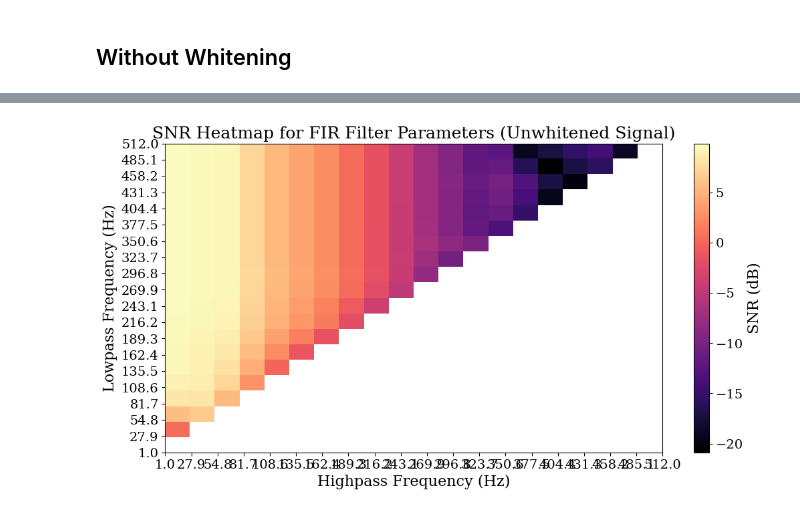
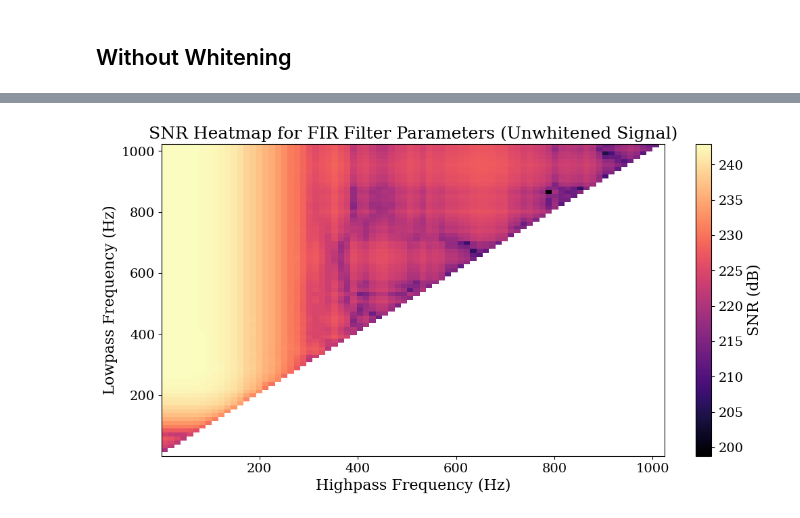
Before and after one commit to TeunB6/gravitational-waves, a Jupyter notebook: notebooks/fir_filter.ipynb, the cells around one changed output, grey strips where cells are left out. Cells and saved outputs as stored; diff of their text form; code cells hidden in the pictures.

Commit message:
feat: larger range on band pass grid

```diff
--- a/notebooks/fir_filter.ipynb
+++ b/notebooks/fir_filter.ipynb
@@ -137,24 +137,26 @@ def snr(raw_signal: TimeSeries, filtered_signal: TimeSeries):
     noise_power = np.asarray(noise ** 2).mean()
     return 10 * np.log10(signal_power / noise_power)
 
-def snr_template(psd, filtered_signal: TimeSeries):
+def snr_template(psd, template, filtered_signal: TimeSeries):
     """Calculates the SNR of the filtered signal against a given template."""
 
-    template, _ = get_fd_waveform(approximant="IMRPhenomD", mass1=m.mass1, mass2=m.mass2,
-                              delta_f=filtered_signal.delta_f, f_lower=20, f_final=2048)
     # Cut off last frequency for template and psd to match lengths
-    template = template[:len(filtered_signal)]
     sample_freq, psd_fit = interpolate_psd(psd.sample_frequencies, psd, filtered_signal.delta_f)
+    sample_freq, template_fit = interpolate_psd(template.sample_frequencies, template, filtered_signal.delta_f)
     psd_fit = FrequencySeries(psd_fit, delta_f=filtered_signal.delta_f)[:len(filtered_signal)]
-
-    snr = matched_filter(template, filtered_signal, psd=psd_fit, low_frequency_cutoff=20)
+    template_fit = FrequencySeries(template_fit, delta_f=filtered_signal.delta_f)[:len(filtered_signal)]
+    snr = matched_filter(template_fit, filtered_signal, psd=psd_fit, low_frequency_cutoff=20)
     peak = abs(snr).max()
     return 10 * np.log10(peak)
 
-f_range = np.linspace(1, 512, 40)
+f_range = np.linspace(1, 1024, 80)
 snr_results = np.zeros((len(f_range), len(f_range)))
-whitened = ts_liv.whiten(4, 4).time_slice(m.time - 1, m.time + 1) # Flatten Freq Response of PSD
+whitened = ts_liv.whiten(4, 4).time_slice(m.time - 1, m.time + 1)
+
+# Precompute PSD and Template
 psd = whitened.filter_psd(0.125, whitened.delta_f, flow=20)
+template, _ = get_fd_waveform(approximant="IMRPhenomD", mass1=m.mass1, mass2=m.mass2,
+                            delta_f=whitened.delta_f, f_lower=20, f_final=2048)
 USE_TEMPLATE_SNR = True
 
 
@@ -167,7 +169,7 @@ def trial(base, band):
 
     filtered_signal = fir_filter(base, lowpass, highpass)
     if USE_TEMPLATE_SNR:
-        return snr_template(psd, filtered_signal)
+        return snr_template(psd, template, filtered_signal)
     else:
         return snr(base, filtered_signal)
 
@@ -288,15 +282,14 @@ unwhitened_snr_results = np.array(results).reshape(len(f_range), len(f_range))
 # %%
 plt.imshow(unwhitened_snr_results, extent=(f_range.min(), f_range.max(), f_range.min(), f_range.max()), origin='lower', aspect='auto')
 plt.grid(False)
 plt.colorbar(label='SNR (dB)')
 plt.xlabel('Highpass Frequency (Hz)')
-plt.xticks(f_range)
-plt.yticks(f_range)
 plt.ylabel('Lowpass Frequency (Hz)')
 plt.title('SNR Heatmap for FIR Filter Parameters (Unwhitened Signal)')
+plt.savefig(plots_dir / 'fir_filter_unwhitened_snr_heatmap.pdf', dpi=300, format='pdf')
 plt.show()
 # %% [output]
-[figure, old version]
+[figure, new version]
 # %%
 # plot best filter on unwhitened signal
 snr_max = np.unravel_index(np.argmax(unwhitened_snr_results), unwhitened_snr_results.shape)
```
Also changed, not shown: parts of 6 cells of this notebook, 6 other files.
